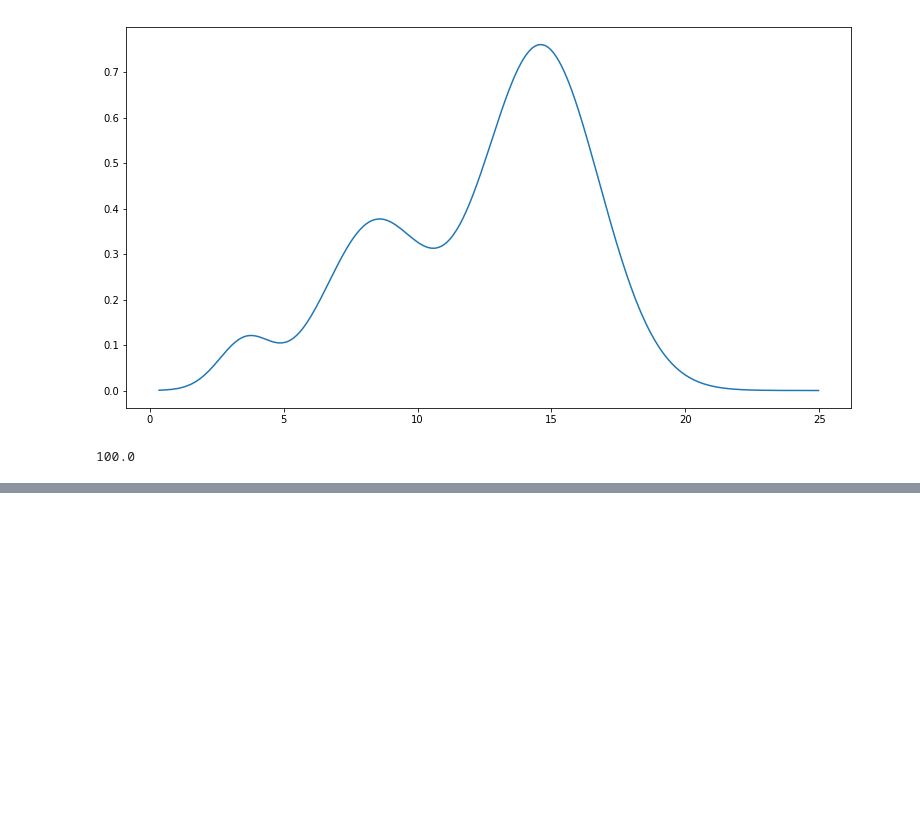
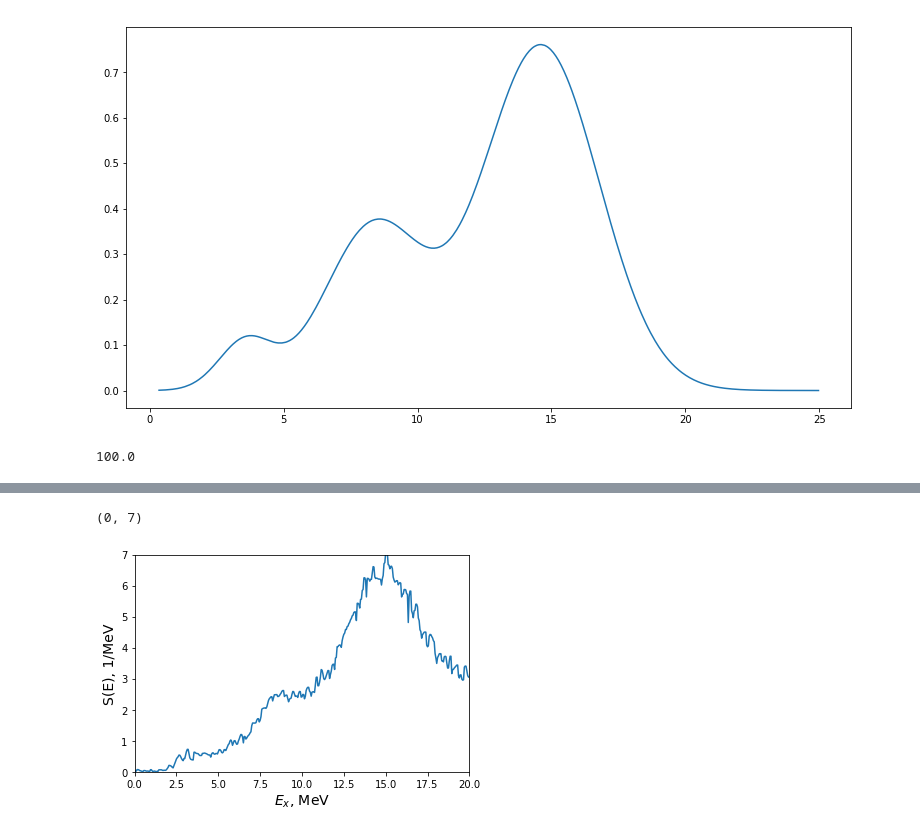
Before and after one commit to Almaz93/neutrino, a Jupyter notebook: double_beta_decay/Almaz's work/calculation/decomposition-Xe127.ipynb, the cells around one changed output, grey strips where cells are left out. Saved outputs shown, nothing was run; the diff lists cells and outputs as text; code cells hidden in the pictures; blank space fills up the shorter version.

```diff
--- a/double_beta_decay/Almaz's work/calculation/decomposition-Xe127.ipynb
+++ b/double_beta_decay/Almaz's work/calculation/decomposition-Xe127.ipynb
@@ -238,0 +289,16 @@ plt.show()
+# %%
+y_bgt = bgt['y'].values / trapz(bgt['y'].values, bgt['x'].values) \
+* total_GT
+#y_bgt_border = border_func(bgt['x'].values, y_bgt, S_n)
+
+x_values = np.linspace(0,20, 401)
+y_bgt_new = np.interp(x_values, bgt['x'].values, y_bgt)
+
+plt.plot(x_values, y_bgt_new, )
+plt.xlabel('$E_{x}$, MeV', fontsize=14)
+plt.ylabel('S(E), 1/MeV', fontsize=14)
+plt.xlim(0,20)
+plt.ylim(0,7)
+# %% [output]
+(0, 7)
+[figure, added]
```
Also changed, not shown: parts of 20 cells of this notebook, 25 other files.
